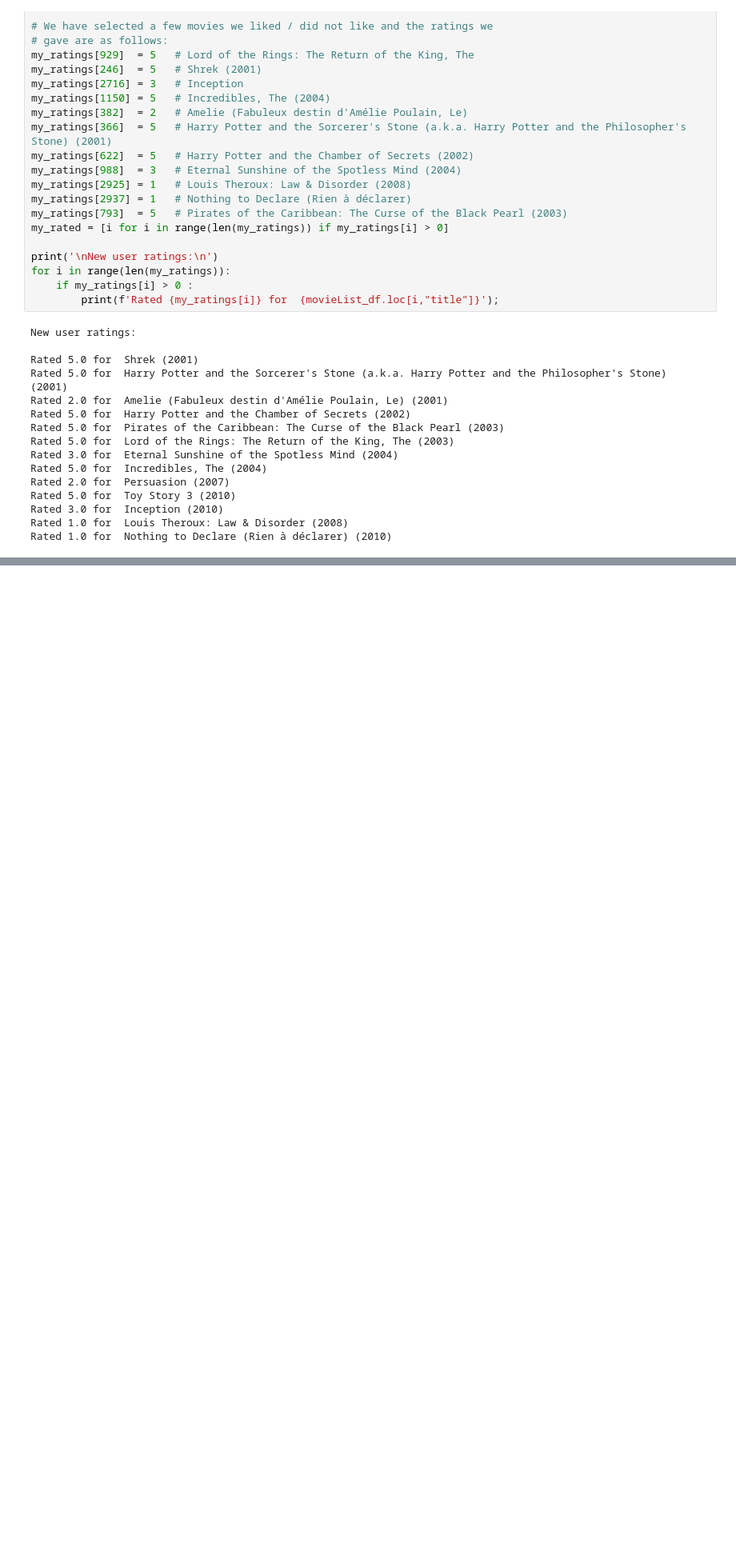
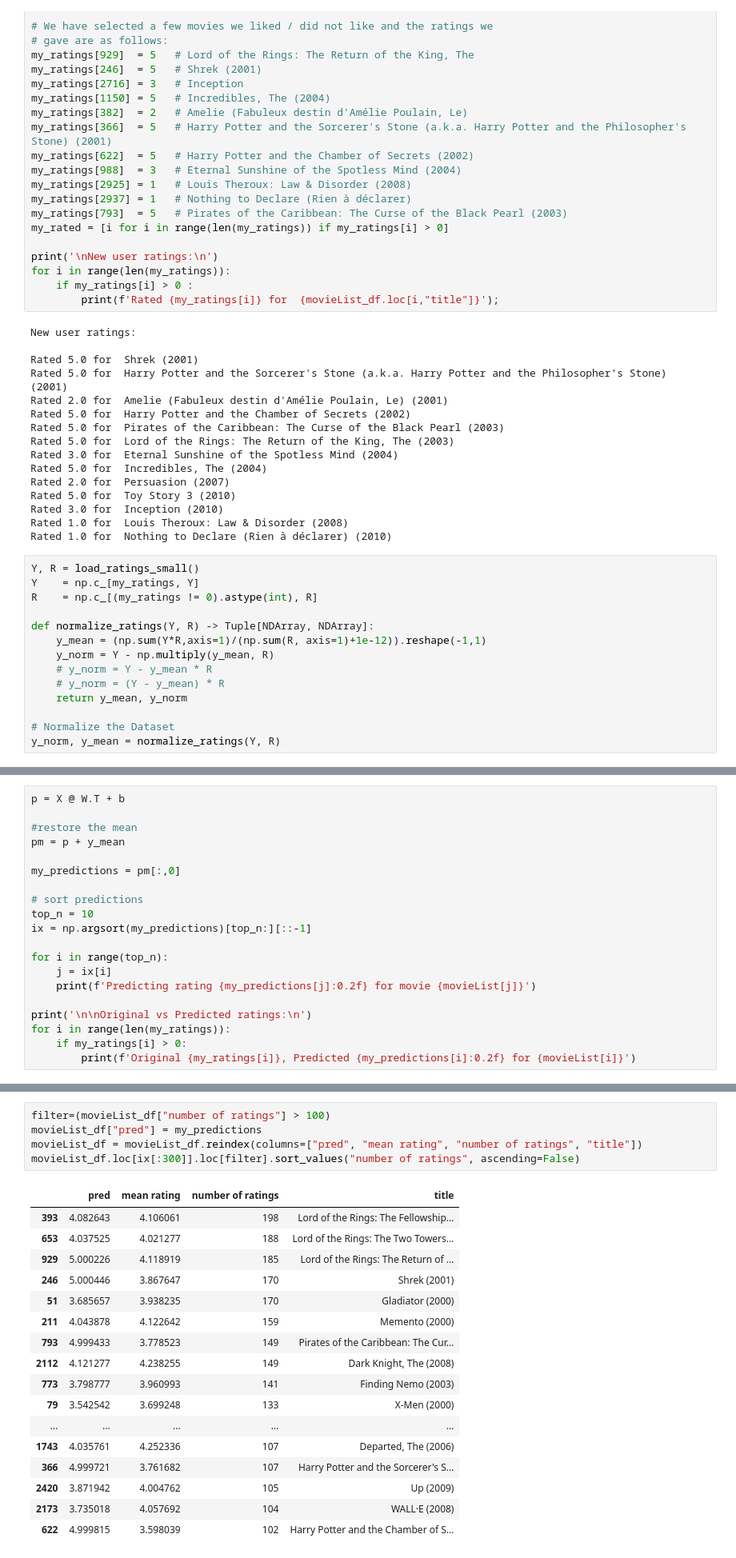
Before and after one commit to flybug/machine-learning-lab, a Jupyter notebook: recommender_systems.ipynb, the cells around one changed output, grey strips where cells are left out. Shown at 80% size. Cells and saved outputs as stored; diff of their text form; blank space fills up the shorter version.

```diff
--- a/recommender_systems.ipynb
+++ b/recommender_systems.ipynb
@@ -231,3 +255,17 @@ Rated 5.0 for  Toy Story 3 (2010)
 Rated 3.0 for  Inception (2010)
 Rated 1.0 for  Louis Theroux: Law & Disorder (2008)
 Rated 1.0 for  Nothing to Declare (Rien à déclarer) (2010)
+# %%
+Y, R = load_ratings_small()
+Y    = np.c_[my_ratings, Y]
+R    = np.c_[(my_ratings != 0).astype(int), R]
+
+def normalize_ratings(Y, R) -> Tuple[NDArray, NDArray]:
+    y_mean = (np.sum(Y*R,axis=1)/(np.sum(R, axis=1)+1e-12)).reshape(-1,1)
+    y_norm = Y - np.multiply(y_mean, R)
+    # y_norm = Y - y_mean * R
+    # y_norm = (Y - y_mean) * R
+    return y_mean, y_norm
+
+# Normalize the Dataset
+y_norm, y_mean = normalize_ratings(Y, R)
@@ -233,0 +389,20 @@ Rated 1.0 for  Nothing to Declare (Rien à déclarer) (2010)
+# %%
+p = X @ W.T + b
+
+#restore the mean
+pm = p + y_mean
+
+my_predictions = pm[:,0]
+
+# sort predictions
+top_n = 10
+ix = np.argsort(my_predictions)[top_n:][::-1]
+
+for i in range(top_n):
+    j = ix[i]
+    print(f'Predicting rating {my_predictions[j]:0.2f} for movie {movieList[j]}')
+
+print('\n\nOriginal vs Predicted ratings:\n')
+for i in range(len(my_ratings)):
+    if my_ratings[i] > 0:
+        print(f'Original {my_ratings[i]}, Predicted {my_predictions[i]:0.2f} for {movieList[i]}')
@@ -233,0 +427,23 @@ Rated 1.0 for  Nothing to Declare (Rien à déclarer) (2010)
+# %%
+filter=(movieList_df["number of ratings"] > 100)
+movieList_df["pred"] = my_predictions
+movieList_df = movieList_df.reindex(columns=["pred", "mean rating", "number of ratings", "title"])
+movieList_df.loc[ix[:300]].loc[filter].sort_values("number of ratings", ascending=False)
+# %% [output]
+|  | pred | mean rating | number of ratings | title |
+| 393 | 4.082643 | 4.106061 | 198 | Lord of the Rings: The Fellowship... |
+| 653 | 4.037525 | 4.021277 | 188 | Lord of the Rings: The Two Towers... |
+| 929 | 5.000226 | 4.118919 | 185 | Lord of the Rings: The Return of ... |
+| 246 | 5.000446 | 3.867647 | 170 | Shrek (2001) |
+| 51 | 3.685657 | 3.938235 | 170 | Gladiator (2000) |
+| 211 | 4.043878 | 4.122642 | 159 | Memento (2000) |
+| 793 | 4.999433 | 3.778523 | 149 | Pirates of the Caribbean: The Cur... |
+| 2112 | 4.121277 | 4.238255 | 149 | Dark Knight, The (2008) |
+| 773 | 3.798777 | 3.960993 | 141 | Finding Nemo (2003) |
+| 79 | 3.542542 | 3.699248 | 133 | X-Men (2000) |
+| ... | ... | ... | ... | ... |
+| 1743 | 4.035761 | 4.252336 | 107 | Departed, The (2006) |
+| 366 | 4.999721 | 3.761682 | 107 | Harry Potter and the Sorcerer's S... |
+| 2420 | 3.871942 | 4.004762 | 105 | Up (2009) |
+| 2173 | 3.735018 | 4.057692 | 104 | WALL·E (2008) |
+| 622 | 4.999815 | 3.598039 | 102 | Harry Potter and the Chamber of S... |
```
Also changed, not shown: parts of 8 cells of this notebook, 9 other files.
